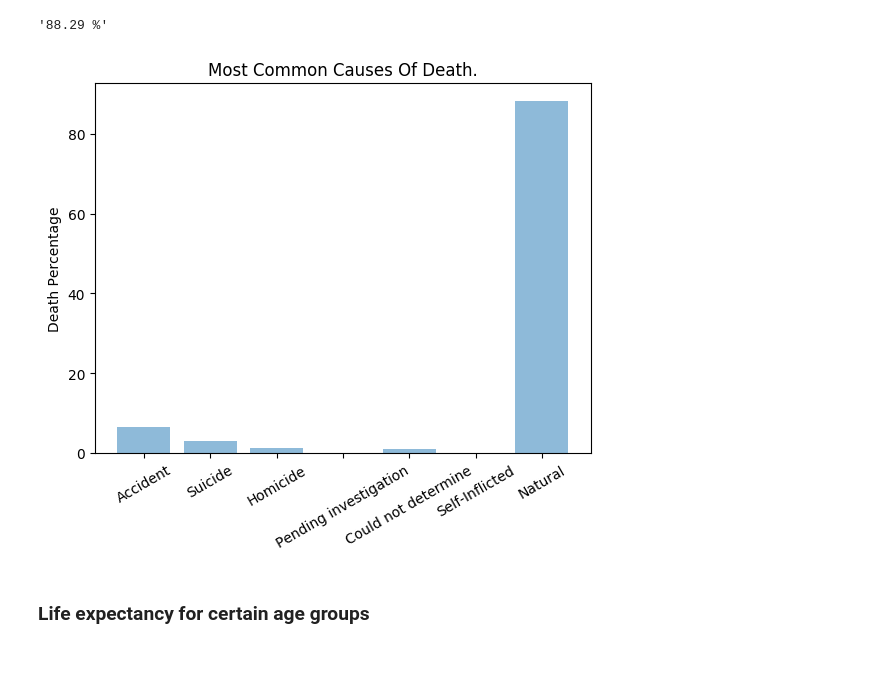
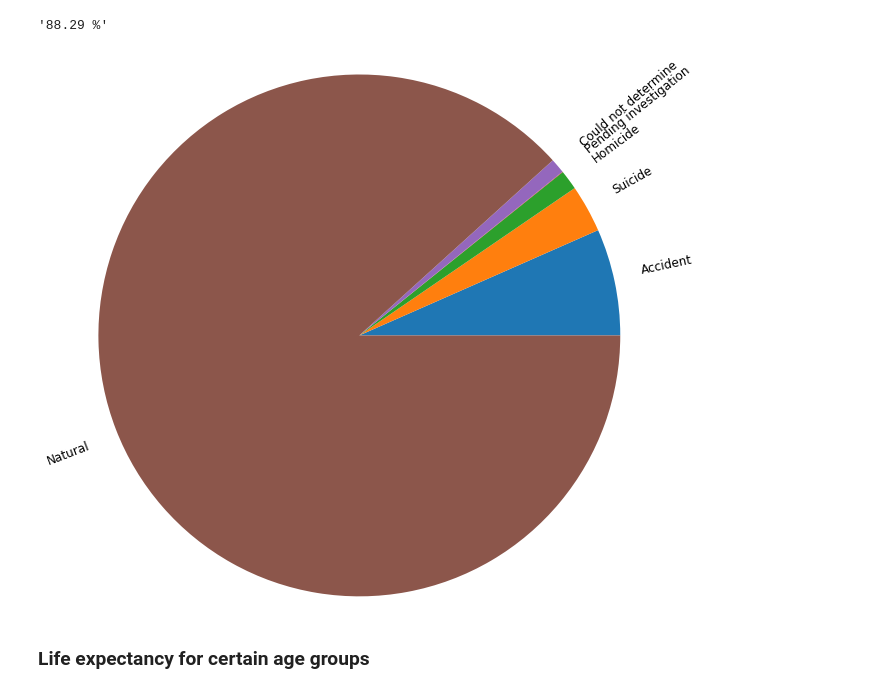
Before and after one commit to m-yasir/datascience-project, a Jupyter notebook: program.ipynb, the cells around one changed output. Drawn from its saved outputs; the diff is of its cells as text; code cells hidden in the pictures; blank space fills up the shorter version.

```diff
--- a/program.ipynb
+++ b/program.ipynb
@@ -295,42 +287,53 @@ str(round(manner3Per, 2)) + ' %'
 # %% [output]
 '1.22 %'
 # %%
-manner4 = df[(df['Manner_Of_Death'] == '4') ]
+manner4 = df[(df['Manner_Of_Death'] == 4) ]
 manner4Per = manner4.shape[0] / df['Manner_Of_Death'].shape[0] * 100;
 str(round(manner4Per, 2)) + ' %'
 # %% [output]
 '0.03 %'
 # %%
-manner5 = df[(df['Manner_Of_Death'] == '5') ]
+manner5 = df[(df['Manner_Of_Death'] == 5) ]
 manner5Per = manner5.shape[0] / df['Manner_Of_Death'].shape[0] * 100;
 str(round(manner5Per, 2)) + ' %'
 # %% [output]
 '0.91 %'
 # %%
-manner6 = df[(df['Manner_Of_Death'] == '6') ]
+manner6 = df[(df['Manner_Of_Death'] == 6) ]
 manner6Per = manner6.shape[0] / df['Manner_Of_Death'].shape[0] * 100;
 str(round(manner6Per, 2)) + ' %'
 # %% [output]
 '0.0 %'
 # %%
-manner7 = df[(df['Manner_Of_Death'] == '7') ]
+manner7 = df[(df['Manner_Of_Death'] == 7) ]
 manner7Per = manner7.shape[0] / df['Manner_Of_Death'].shape[0] * 100;
 str(round(manner7Per, 2)) + ' %'
 # %% [output]
 '88.29 %'
 # %%
 
-objects = ('Accident', 'Suicide', 'Homicide', 'Pending investigation', 'Could not determine', 'Self-Inflicted', 'Natural')
-y_pos = np.arange(len(objects))
+objects = ['Accident', 'Suicide', 'Homicide', 'Pending investigation', 'Could not determine', 'Self-Inflicted', 'Natural']
 percentages = [manner1Per, manner2Per, manner3Per, manner4Per, manner5Per, manner6Per, manner7Per]
+idx = percentages.index(0.0)
+percentages = percentages[:idx] + percentages[idx+1:]
+objects = objects[:idx] + objects[idx+1:]
 
-plt.bar(y_pos, percentages, align='center', alpha=0.5)
-plt.xticks(y_pos, objects, rotation=30)
-plt.ylabel('Death Percentage')
-plt.title('Most Common Causes Of Death.')
+plt.pie(
+    x=percentages,
+    labels=objects,
+    rotatelabels=45,
+    radius=3,
+    textprops={
+        "fontsize": 12
+    }
+)
+# plt.bar(y_pos, percentages, align='center', alpha=0.5)
+# plt.xticks(y_pos, objects, rotation=30)
+# plt.ylabel('Death Percentage')
+# plt.title('Most Common Causes Of Death.')
 #plt.setp(ax.get_xticklabels(), rotation=30, horizontalalignment='right', fontsize='x-small')
 plt.show();
 # %% [output]
-[figure, old version]
+[figure, new version]
 # %% [markdown]
 ### Life expectancy for certain age groups
```
Also changed, not shown: parts of 19 cells of this notebook.
